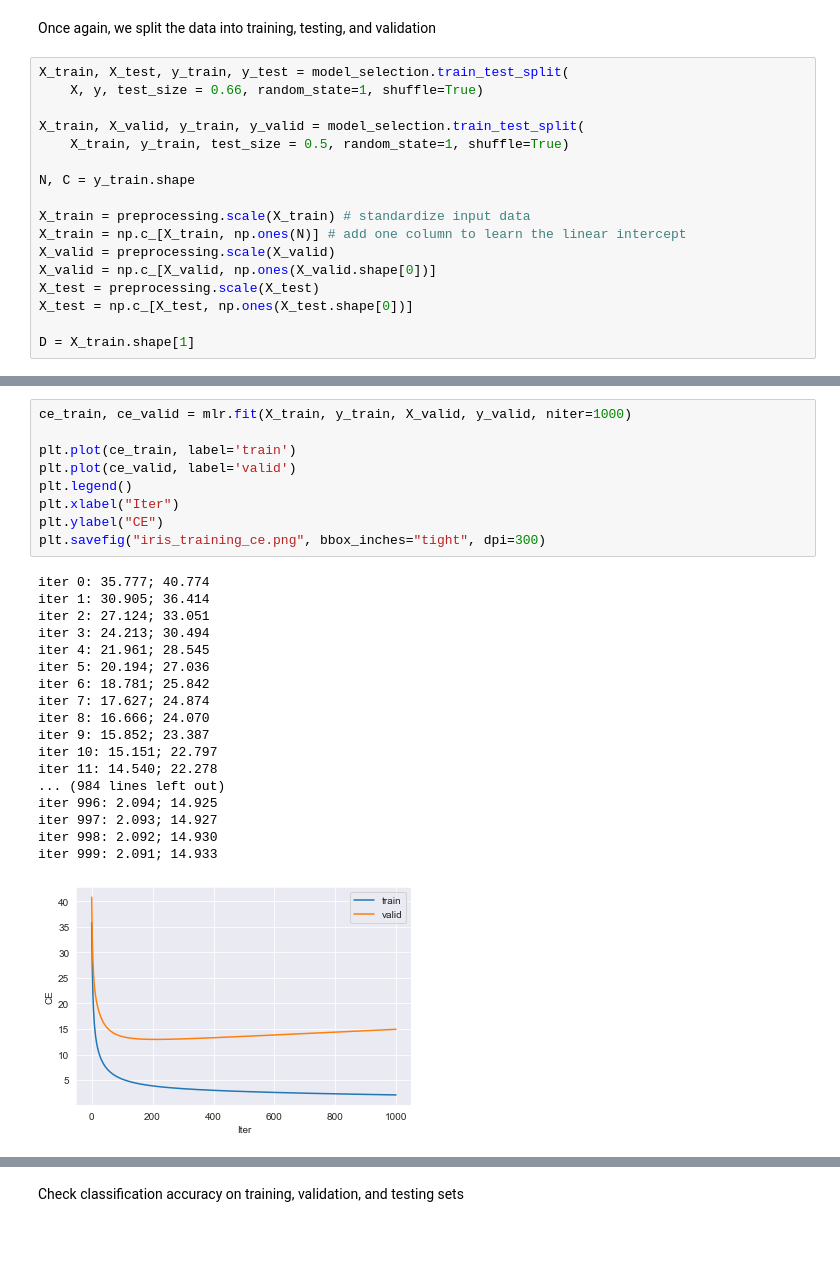
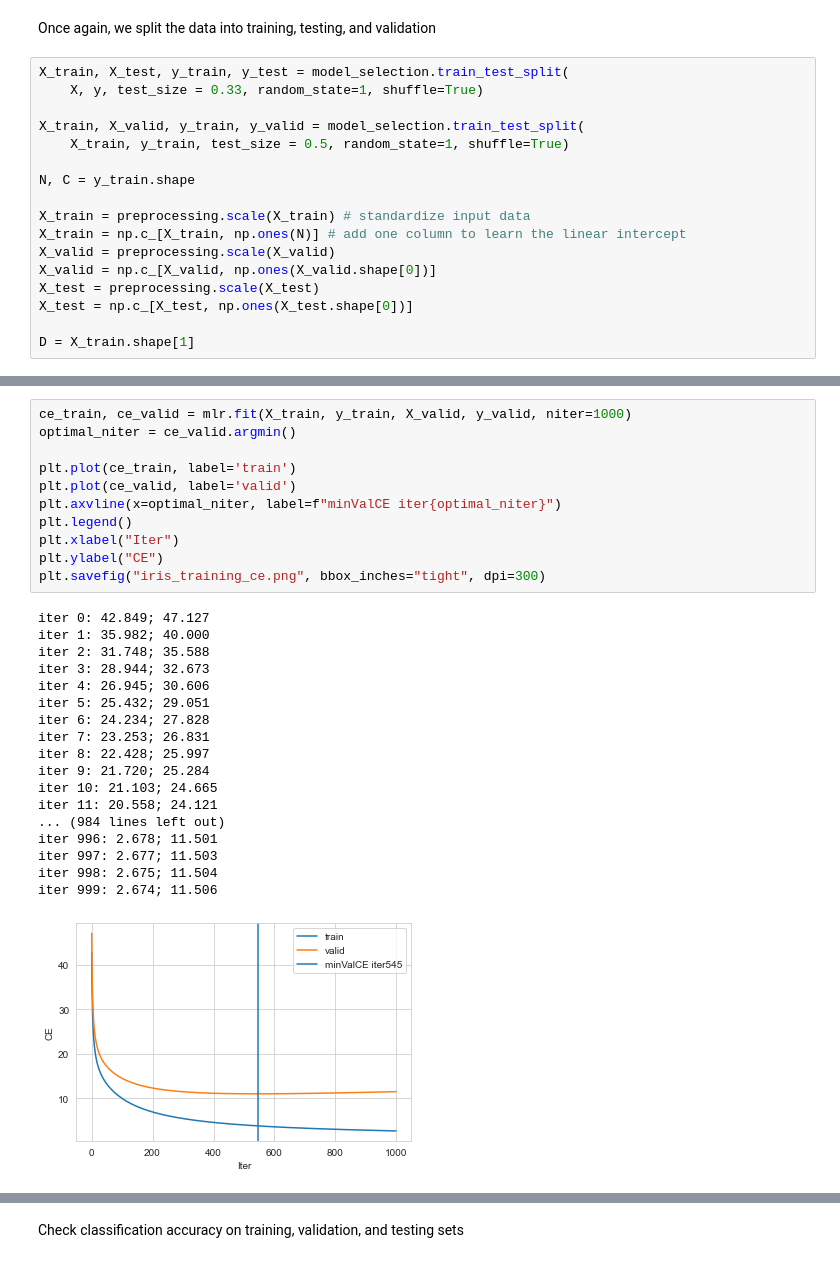
Before and after one commit to yueliyl/gec_intro2ml, a Jupyter notebook: MulticlassLogistic.ipynb, the cells around one changed output, grey strips where cells are left out. Cells and saved outputs as stored; diff of their text form.

```diff
--- a/MulticlassLogistic.ipynb
+++ b/MulticlassLogistic.ipynb
@@ -246,7 +246,7 @@ print(y)
 Once again, we split the data into training, testing, and validation
 # %%
 X_train, X_test, y_train, y_test = model_selection.train_test_split(
-    X, y, test_size = 0.66, random_state=1, shuffle=True)
+    X, y, test_size = 0.33, random_state=1, shuffle=True)
 
 X_train, X_valid, y_train, y_valid = model_selection.train_test_split(
     X_train, y_train, test_size = 0.5, random_state=1, shuffle=True)
@@ -271,31 +271,33 @@ print(mlr.check_grad(X_train, y_train))
 # %%
 ce_train, ce_valid = mlr.fit(X_train, y_train, X_valid, y_valid, niter=1000)
+optimal_niter = ce_valid.argmin()
 
 plt.plot(ce_train, label='train')
 plt.plot(ce_valid, label='valid')
+plt.axvline(x=optimal_niter, label=f"minValCE iter{optimal_niter}")
 plt.legend()
 plt.xlabel("Iter")
 plt.ylabel("CE")
 plt.savefig("iris_training_ce.png", bbox_inches="tight", dpi=300)
 # %% [output]
-iter 0: 35.777; 40.774
-iter 1: 30.905; 36.414
-iter 2: 27.124; 33.051
-iter 3: 24.213; 30.494
-iter 4: 21.961; 28.545
-iter 5: 20.194; 27.036
-iter 6: 18.781; 25.842
-iter 7: 17.627; 24.874
-iter 8: 16.666; 24.070
-iter 9: 15.852; 23.387
-iter 10: 15.151; 22.797
-iter 11: 14.540; 22.278
+iter 0: 42.849; 47.127
+iter 1: 35.982; 40.000
+iter 2: 31.748; 35.588
+iter 3: 28.944; 32.673
+iter 4: 26.945; 30.606
+iter 5: 25.432; 29.051
+iter 6: 24.234; 27.828
+iter 7: 23.253; 26.831
+iter 8: 22.428; 25.997
+iter 9: 21.720; 25.284
+iter 10: 21.103; 24.665
+iter 11: 20.558; 24.121
 ... (984 lines left out)
-iter 996: 2.094; 14.925
-iter 997: 2.093; 14.927
-iter 998: 2.092; 14.930
-iter 999: 2.091; 14.933
+iter 996: 2.678; 11.501
+iter 997: 2.677; 11.503
+iter 998: 2.675; 11.504
+iter 999: 2.674; 11.506
-[figure, old version]
+[figure, new version]
 # %%
 mlr = Multinomial_logistic(D, C)
 optimal_niter = ce_valid.argmin()
```
Also changed, not shown: parts of 11 cells of this notebook.
